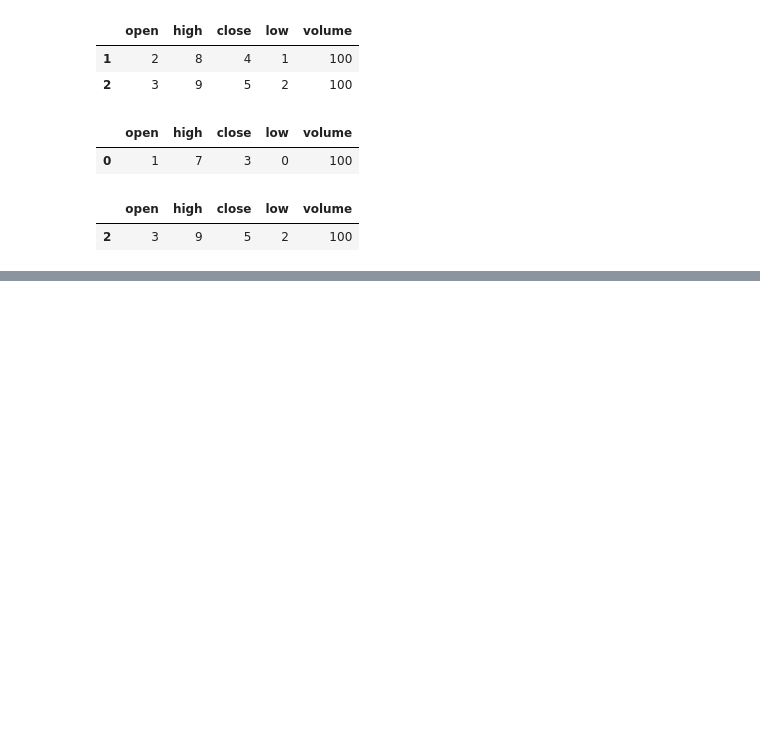
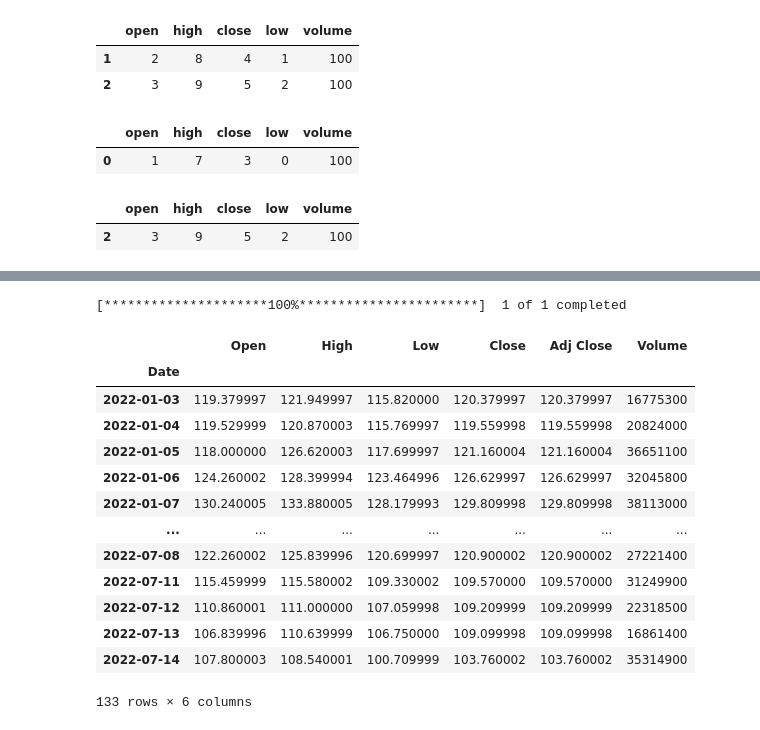
Before and after one commit to Sandwhaletree/Mai_Finlab, a Jupyter notebook: 大數據與金融股票分析/A01_股票回測_DataFrame基礎_0715.ipynb, the cells around one changed output, grey strips where cells are left out. Saved outputs shown, nothing was run; the diff lists cells and outputs as text; code cells hidden in the pictures; blank space fills up the shorter version.

```diff
--- a/大數據與金融股票分析/A01_股票回測_DataFrame基礎_0715.ipynb
+++ b/大數據與金融股票分析/A01_股票回測_DataFrame基礎_0715.ipynb
@@ -160,0 +362,22 @@ a[ (a['high'] > 7)&(a['open'] > 2) ]
+# %%
+# 透過yahoo finance 去下載股票日頻率資料
+data=yf.download('BABA',
+                 start = '2022-01-1',
+                 end ='2022-07-15' )
+data
+# %% [output]
+[*********************100%***********************]  1 of 1 completed
+|  | Open | High | Low | Close | Adj Close | Volume |
+| Date |  |  |  |  |  |  |
+| 2022-01-03 | 119.379997 | 121.949997 | 115.820000 | 120.379997 | 120.379997 | 16775300 |
+| 2022-01-04 | 119.529999 | 120.870003 | 115.769997 | 119.559998 | 119.559998 | 20824000 |
+| 2022-01-05 | 118.000000 | 126.620003 | 117.699997 | 121.160004 | 121.160004 | 36651100 |
+| 2022-01-06 | 124.260002 | 128.399994 | 123.464996 | 126.629997 | 126.629997 | 32045800 |
+| 2022-01-07 | 130.240005 | 133.880005 | 128.179993 | 129.809998 | 129.809998 | 38113000 |
+| ... | ... | ... | ... | ... | ... | ... |
+| 2022-07-08 | 122.260002 | 125.839996 | 120.699997 | 120.900002 | 120.900002 | 27221400 |
+| 2022-07-11 | 115.459999 | 115.580002 | 109.330002 | 109.570000 | 109.570000 | 31249900 |
+| 2022-07-12 | 110.860001 | 111.000000 | 107.059998 | 109.209999 | 109.209999 | 22318500 |
+| 2022-07-13 | 106.839996 | 110.639999 | 106.750000 | 109.099998 | 109.099998 | 16861400 |
+| 2022-07-14 | 107.800003 | 108.540001 | 100.709999 | 103.760002 | 103.760002 | 35314900 |
+133 rows × 6 columns
```
Also changed, not shown: parts of 24 cells of this notebook.
